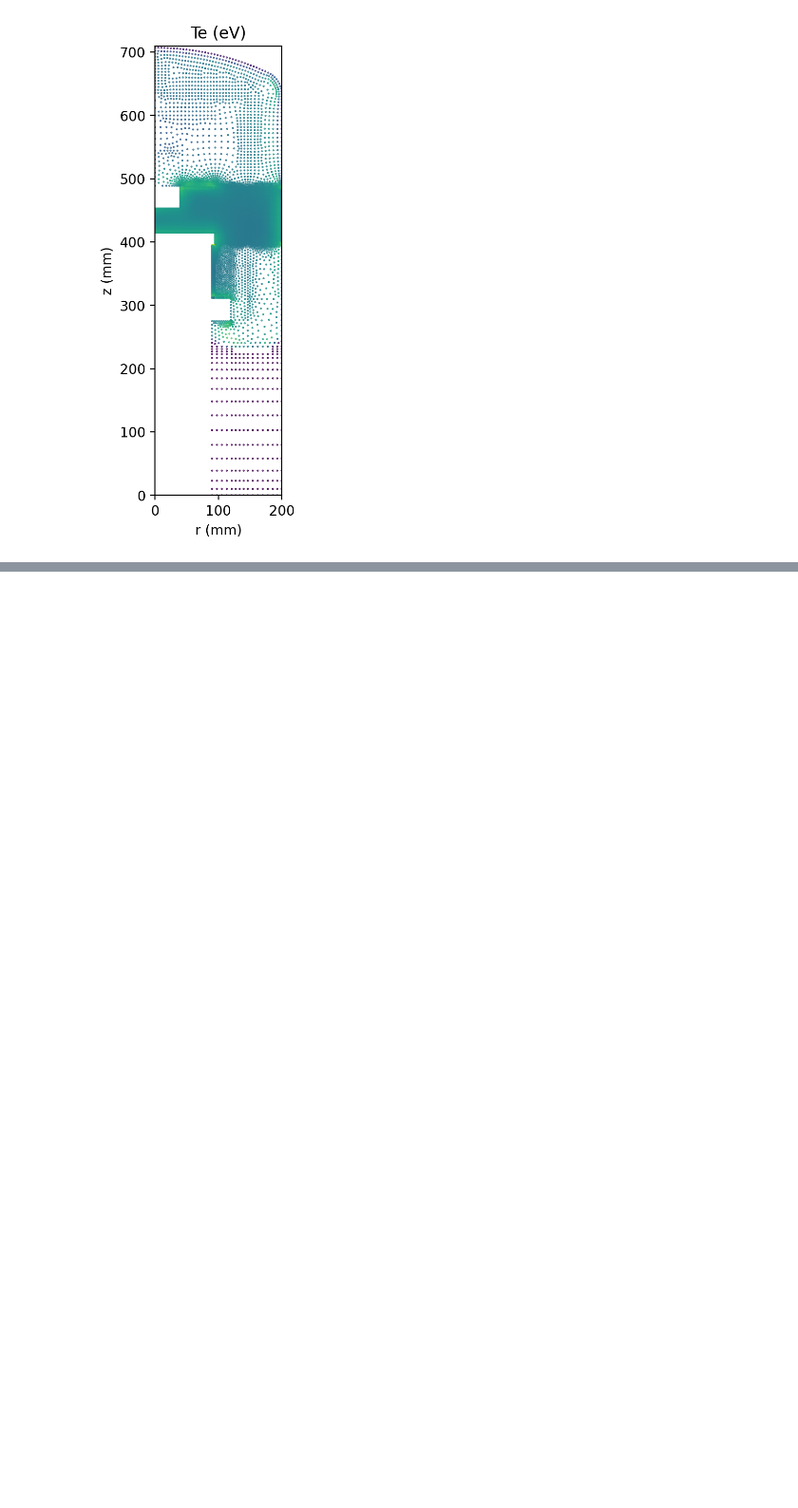
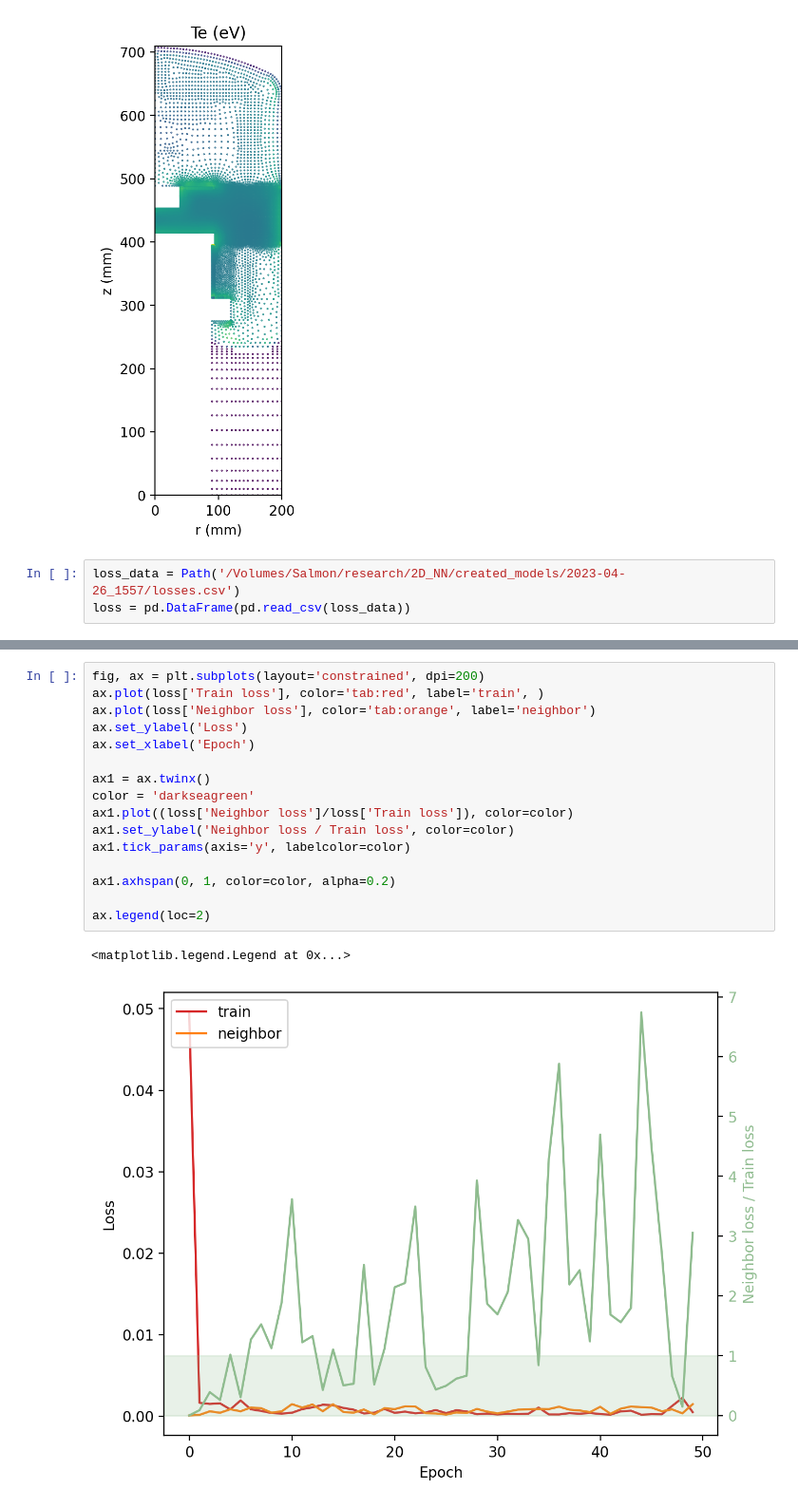
Before and after one commit to jarltc/2d-discharge-nn, a Jupyter notebook: data-vis.ipynb, the cells around one changed output, grey strips where cells are left out. Shown at 95% size. Cells and saved outputs as stored; diff of their text form; blank space fills up the shorter version.

```diff
--- a/data-vis.ipynb
+++ b/data-vis.ipynb
@@ -63,3 +64,6 @@ ax.set_xlim(0, 200)
 fig.savefig('/Users/jarl/Documents/阪大/research/ICDDPS-4/poster/mesh.png', bbox_inches='tight', dpi=300)
 # %% [output]
 [figure]
+# %%
+loss_data = Path('/Volumes/Salmon/research/2D_NN/created_models/2023-04-26_1557/losses.csv')
+loss = pd.DataFrame(pd.read_csv(loss_data))
@@ -65,0 +91,19 @@ fig.savefig('/Users/jarl/Documents/阪大/research/ICDDPS-4/poster/mesh.png', bb
+# %%
+fig, ax = plt.subplots(layout='constrained', dpi=200)
+ax.plot(loss['Train loss'], color='tab:red', label='train', )
+ax.plot(loss['Neighbor loss'], color='tab:orange', label='neighbor')
+ax.set_ylabel('Loss')
+ax.set_xlabel('Epoch')
+
+ax1 = ax.twinx()
+color = 'darkseagreen'
+ax1.plot((loss['Neighbor loss']/loss['Train loss']), color=color)
+ax1.set_ylabel('Neighbor loss / Train loss', color=color)
+ax1.tick_params(axis='y', labelcolor=color)
+
+ax1.axhspan(0, 1, color=color, alpha=0.2)
+
+ax.legend(loc=2)
+# %% [output]
+<matplotlib.legend.Legend at 0x...>
+[figure, added]
```
Also changed, not shown: parts of 3 cells of this notebook, 5 other files.
